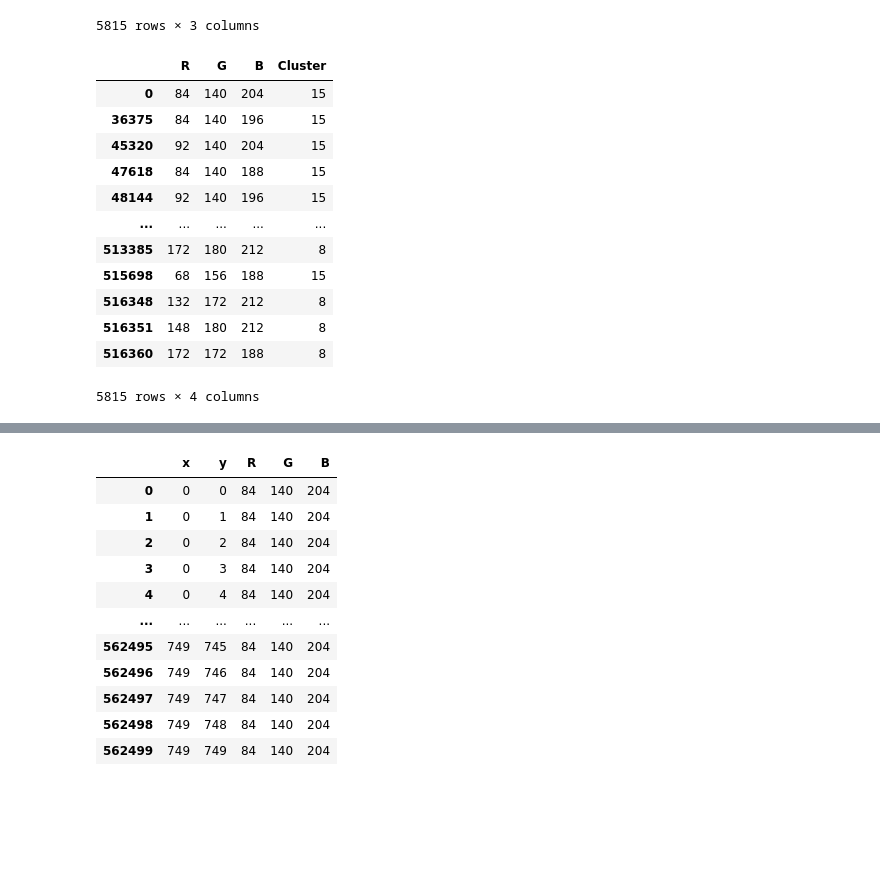
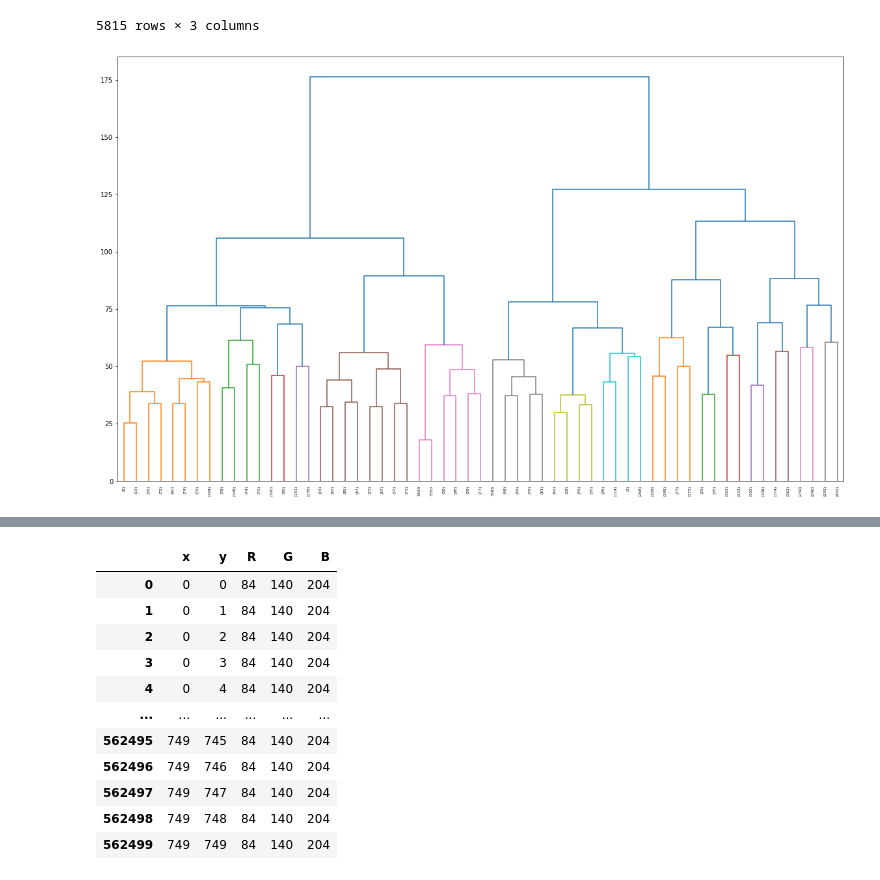
Before and after one commit to clwchanx/STA-160-Final, a Jupyter notebook: Centering+Clustering.ipynb, the cells around one changed output, grey strips where cells are left out. Drawn from its saved outputs; the diff is of its cells as text; code cells hidden in the pictures; blank space fills up the shorter version.

```diff
--- a/Centering+Clustering.ipynb
+++ b/Centering+Clustering.ipynb
@@ -178,20 +174,10 @@ df['Cluster'] = clsts.labels_
-# %%
-df
-# %% [output]
-|  | R | G | B | Cluster |
-| 0 | 84 | 140 | 204 | 15 |
-| 36375 | 84 | 140 | 196 | 15 |
-| 45320 | 92 | 140 | 204 | 15 |
-| 47618 | 84 | 140 | 188 | 15 |
-| 48144 | 92 | 140 | 196 | 15 |
-| ... | ... | ... | ... | ... |
-| 513385 | 172 | 180 | 212 | 8 |
-| 515698 | 68 | 156 | 188 | 15 |
-| 516348 | 132 | 172 | 212 | 8 |
-| 516351 | 148 | 180 | 212 | 8 |
-| 516360 | 172 | 172 | 188 | 8 |
-5815 rows × 4 columns
 # %%
 dists = linkage(np.asarray(df),method = 'average')
+# %%
+plt.figure(figsize = (20,12))
+dendrogram(dists, p = 5, truncate_mode = 'level', color_threshold = 65)
+plt.show()
+# %% [output]
+[figure, added]
 # %%
 plt.figure(figsize = (20,12))
```
Also changed, not shown: parts of 20 cells of this notebook.
